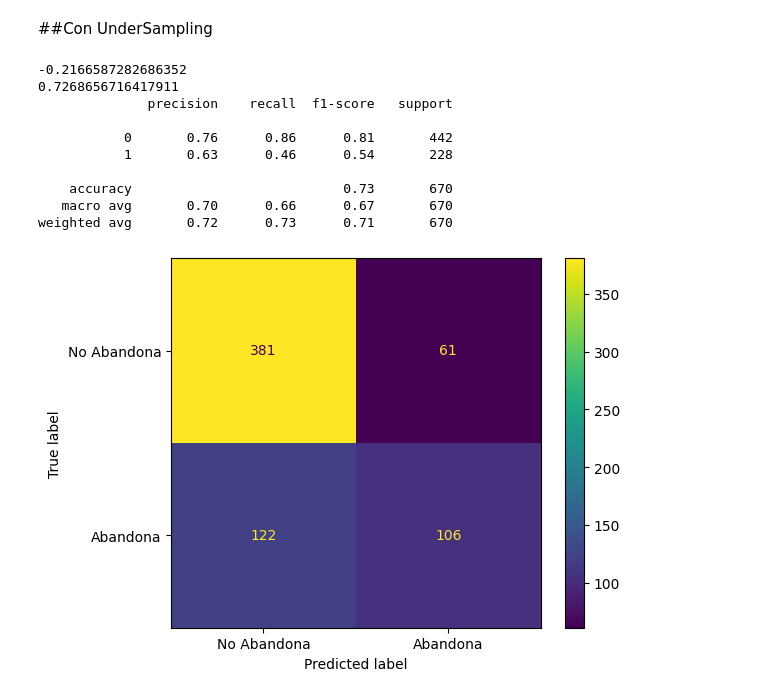
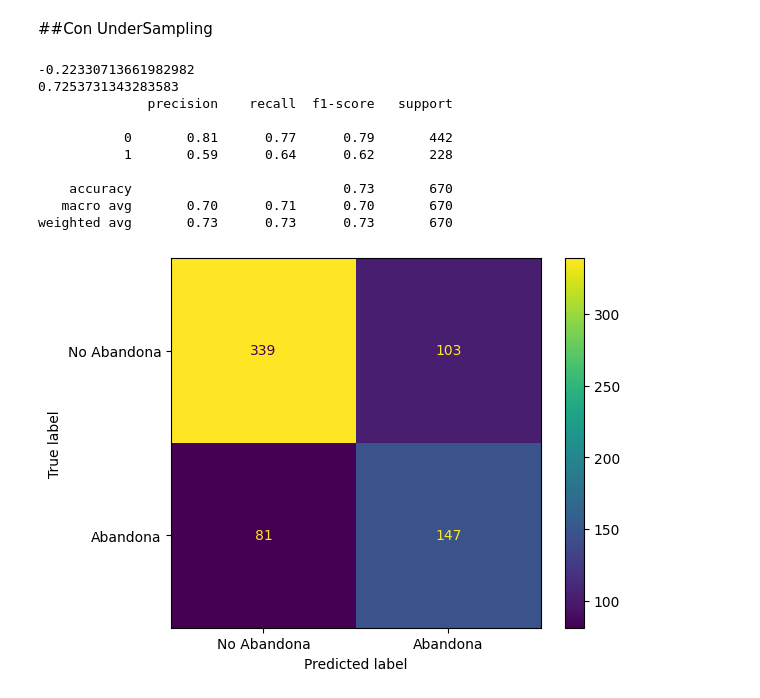
Before and after one commit to Cristiand056/TelecomX_parte2_Latam, a Jupyter notebook: TelecomX_parte2_Latam.ipynb, the cells around one changed output. Saved outputs shown, nothing was run; the diff lists cells and outputs as text; code cells hidden in the pictures.

```diff
--- a/TelecomX_parte2_Latam.ipynb
+++ b/TelecomX_parte2_Latam.ipynb
@@ -1159,27 +1159,27 @@ NearMiss = NearMiss(version=3)
 X_train_under_out, y_train_under_out = NearMiss.fit_resample(X_train_out, y_train_out)
 # %%
 arbol_out = DecisionTreeClassifier(random_state=42, max_depth=5, min_samples_leaf=2)
-arbol_out.fit(X_train_out, y_train_out)
+arbol_out.fit(X_train_under_out, y_train_under_out)
 
 y_previsto = arbol_out.predict(X_test_out)
 
 print(r2_score(y_test_out, y_previsto))
 print(arbol_out.score(X_test_out, y_test_out))
 print(classification_report(y_test_out, y_previsto))
 matrix_conf = confusion_matrix(y_test_out, y_previsto)
 visializacion = ConfusionMatrixDisplay(confusion_matrix=matrix_conf, display_labels=['No Abandona', 'Abandona'])
 visializacion.plot();
 # %% [output]
--0.2166587282686352
-0.7268656716417911
+-0.22330713661982982
+0.7253731343283583
               precision    recall  f1-score   support
 
-           0       0.76      0.86      0.81       442
-           1       0.63      0.46      0.54       228
+           0       0.81      0.77      0.79       442
+           1       0.59      0.64      0.62       228
 
     accuracy                           0.73       670
-   macro avg       0.70      0.66      0.67       670
-weighted avg       0.72      0.73      0.71       670
+   macro avg       0.70      0.71      0.70       670
+weighted avg       0.73      0.73      0.73       670
-[figure, old version]
+[figure, new version]
 # %%
 random_forest_out = RandomForestClassifier(max_depth=5, n_estimators=1200, min_samples_leaf=5, class_weight='balanced')
```
Also changed, not shown: parts of 5 cells of this notebook.
